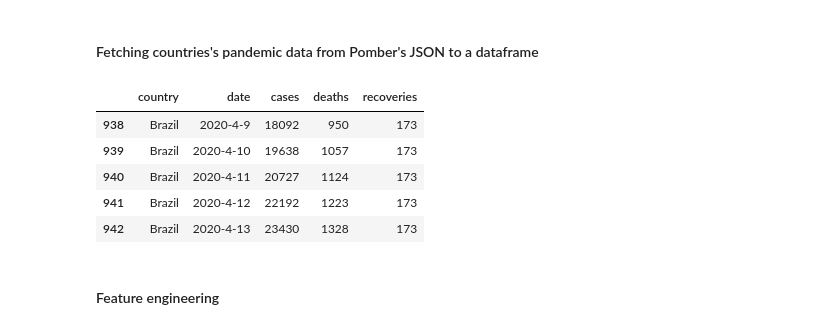
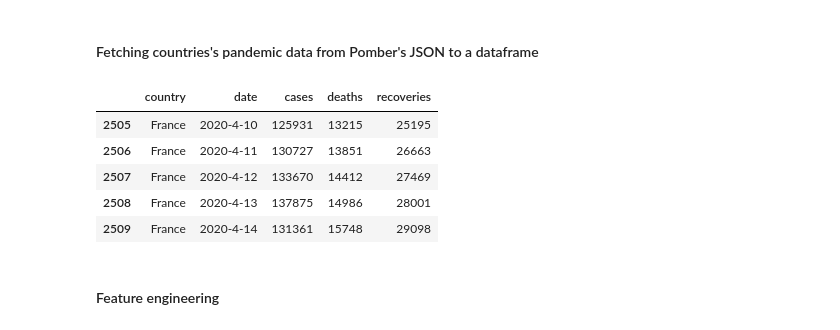
Before and after one commit to rafaelcastellar/coronavirus, a Jupyter notebook: notebooks/data_engineering.ipynb, the cells around one changed output. Cells and saved outputs as stored; diff of their text form; code cells hidden in the pictures.

```diff
--- a/notebooks/data_engineering.ipynb
+++ b/notebooks/data_engineering.ipynb
@@ -23,33 +23,33 @@ j = json.loads(req.text)
 # %%
 # Loading countries names to dict
 countries = []
 df = pd.DataFrame()
 for country in j:
     countries.append(country)
 
 df['country'] = pd.Series(countries)
 
 # Loading countries data do dict then to dataframe
 dic = []
 for country in countries:
     i = 0
     while i < len(j[country]):
         if j[country][i]['confirmed'] == 0:
             i += 1
             continue
         row = {'country': country, 'date': j[country][i]['date'], 'cases':j[country][i]['confirmed'],
                'deaths':j[country][i]['deaths'], 'recoveries':j[country][i]['recovered']}
         dic.append(row)
         i += 1
 df = pd.DataFrame.from_dict(dic)
-df[df['country']=='Brazil'].tail()
+df[df['country']=='France'].tail()
 # %% [output]
 |  | country | date | cases | deaths | recoveries |
-| 938 | Brazil | 2020-4-9 | 18092 | 950 | 173 |
-| 939 | Brazil | 2020-4-10 | 19638 | 1057 | 173 |
-| 940 | Brazil | 2020-4-11 | 20727 | 1124 | 173 |
-| 941 | Brazil | 2020-4-12 | 22192 | 1223 | 173 |
-| 942 | Brazil | 2020-4-13 | 23430 | 1328 | 173 |
+| 2505 | France | 2020-4-10 | 125931 | 13215 | 25195 |
+| 2506 | France | 2020-4-11 | 130727 | 13851 | 26663 |
+| 2507 | France | 2020-4-12 | 133670 | 14412 | 27469 |
+| 2508 | France | 2020-4-13 | 137875 | 14986 | 28001 |
+| 2509 | France | 2020-4-14 | 131361 | 15748 | 29098 |
 # %% [markdown]
 #### Feature engineering
 # %%
```
Also changed, not shown: parts of 4 cells of this notebook, 16 other files.
